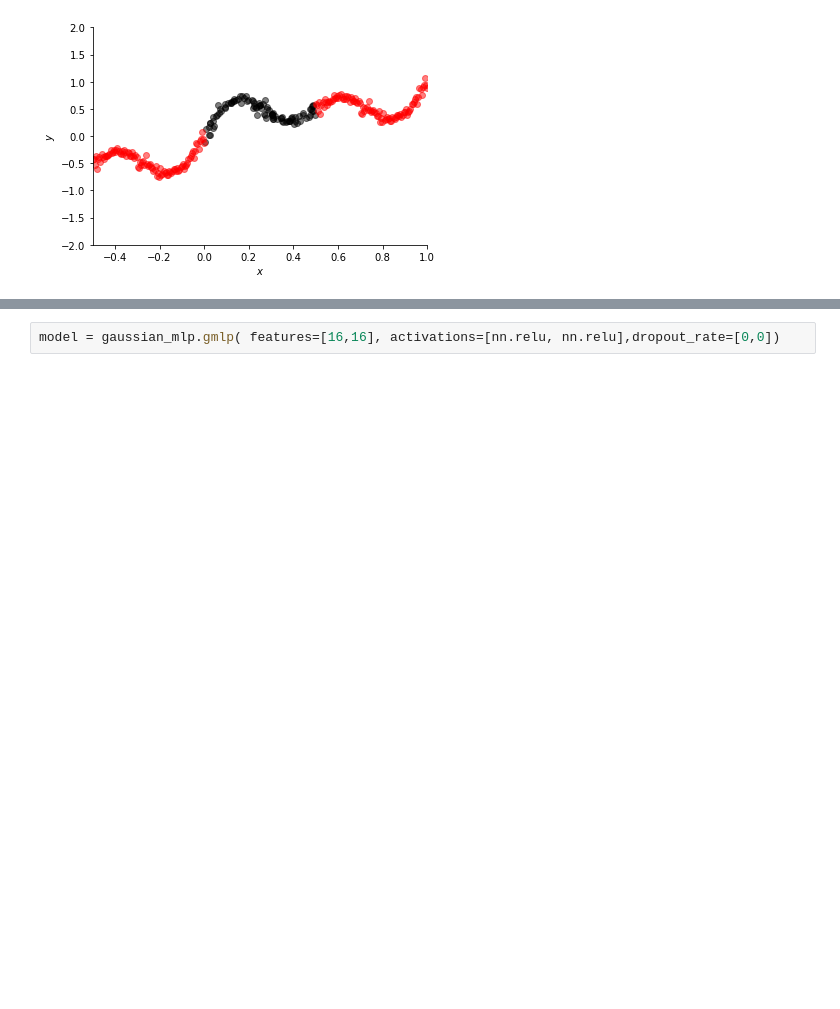
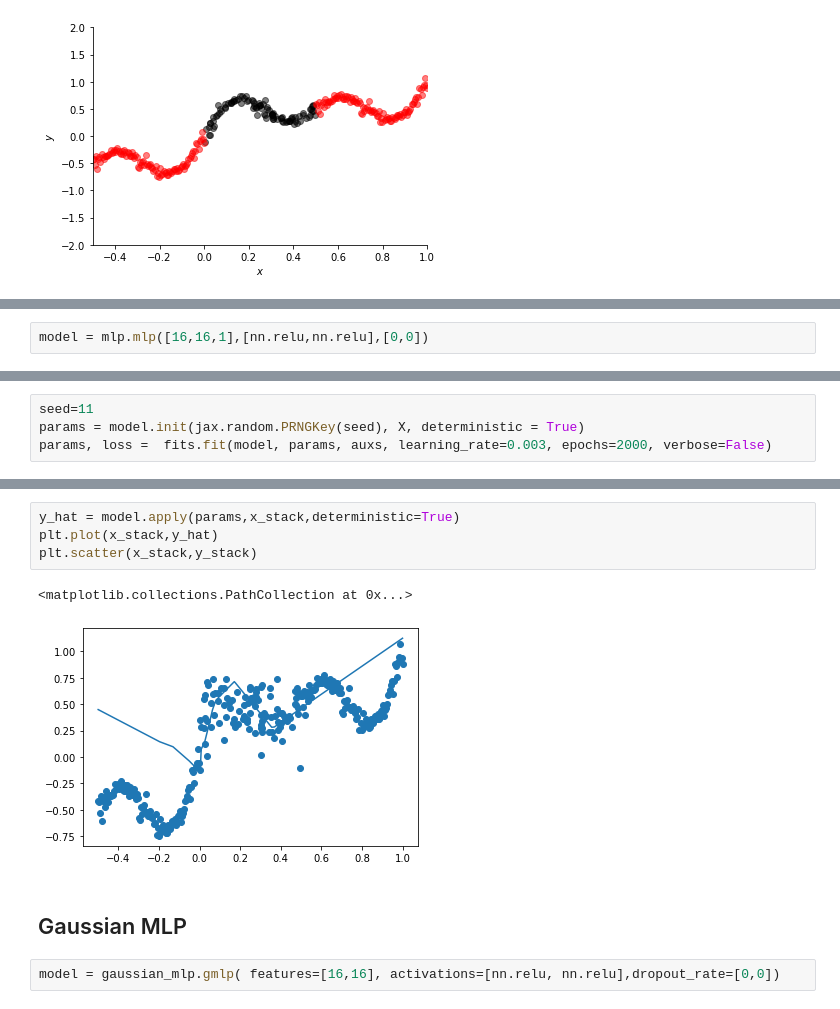
Before and after one commit to nipunbatra/bnn-zoo, a Jupyter notebook: notebooks/regression/DeepEnsemble_SinData.ipynb, the cells around one changed output, grey strips where cells are left out. Cells and saved outputs as stored; diff of their text form; blank space fills up the shorter version.

```diff
--- a/notebooks/regression/DeepEnsemble_SinData.ipynb
+++ b/notebooks/regression/DeepEnsemble_SinData.ipynb
@@ -19,0 +30,2 @@ plot.plot_actualdata(X,Y,x_test_1,y_test_1,x_test_2,y_test_2)
+# %%
+model = mlp.mlp([16,16,1],[nn.relu,nn.relu],[0,0])
@@ -19,0 +53,4 @@ plot.plot_actualdata(X,Y,x_test_1,y_test_1,x_test_2,y_test_2)
+# %%
+seed=11
+params = model.init(jax.random.PRNGKey(seed), X, deterministic = True)
+params, loss =  fits.fit(model, params, auxs, learning_rate=0.003, epochs=2000, verbose=False)
@@ -20,3 +62,12 @@ plot.plot_actualdata(X,Y,x_test_1,y_test_1,x_test_2,y_test_2)
+# %%
+y_hat = model.apply(params,x_stack,deterministic=True)
+plt.plot(x_stack,y_hat)
+plt.scatter(x_stack,y_stack)
+# %% [output]
+<matplotlib.collections.PathCollection at 0x...>
+[figure, added]
+# %% [markdown]
+## Gaussian MLP
 # %%
 model = gaussian_mlp.gmlp( features=[16,16], activations=[nn.relu, nn.relu],dropout_rate=[0,0])
 # %%
```
Also changed, not shown: parts of 19 cells of this notebook.
